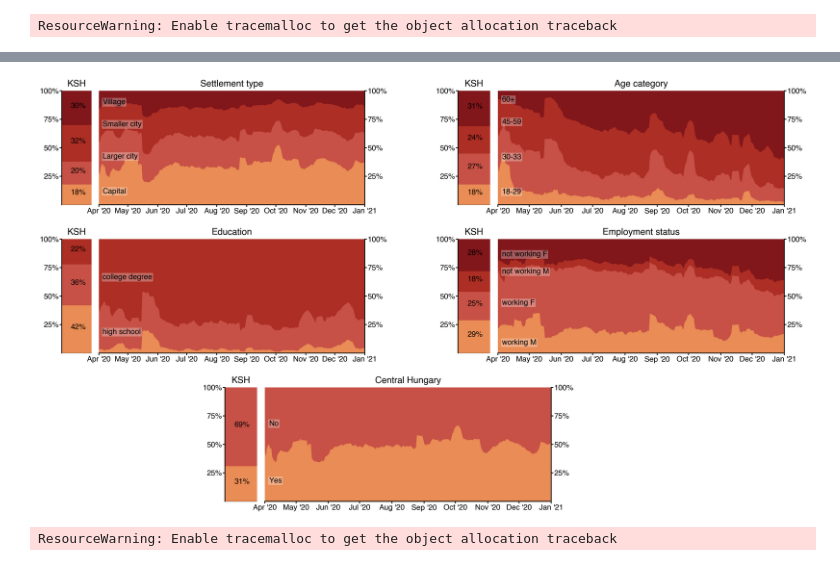
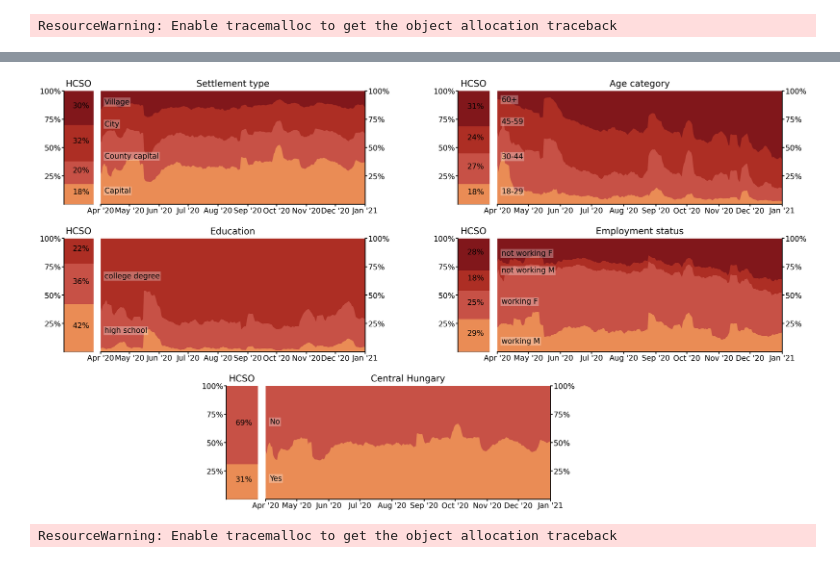
Before and after one commit to zsvizi/r-eff-social-contact-surveys-covid-19-hungary, a Jupyter notebook: manuscript_figures.ipynb, the cells around one changed output, grey strips where cells are left out. Cells and saved outputs as stored; diff of their text form; code cells hidden in the pictures.

Commit message:
Corrected labels on population composition plot.

```diff
--- a/manuscript_figures.ipynb
+++ b/manuscript_figures.ipynb
@@ -686,7 +686,7 @@ col_labels = {
 col_elements = {
     "age_group6": {
         '1.0':'18-29',
-        '2.0':'30-33',
+        '2.0':'30-44',
         '3.0':'45-59',
         '4.0':'60+'
     },
@@ -698,8 +698,8 @@ col_elements = {
     },
     "settlement_category":{
         '1-Budapest':'Capital',
-        '2-megye jogu varos':'Larger city',
-        '3-varos':'Smaller city',
+        '2-megye jogu varos':'County capital',
+        '3-varos':'City',
         '4-kozseg':'Village'
     },
     "education3":{
@@ -810,7 +810,7 @@ for i,col in enumerate(["settlement_category", "age_group6", "education3", "work
     ax[i].set_ylim(0,1)
     ax[i].set_xlim(0,1)
     ax[i].xaxis.set_visible(False)
-    ax[i].set_title("KSH",pad=20)
+    ax[i].set_title("HCSO",pad=20)
     ax[i].tick_params(axis="y",length=10,width=4)
     ax[i].spines["top"].set_linewidth(0)
     ax[i].spines["right"].set_linewidth(0)
@@ -826,4 +832,4 @@ ResourceWarning: Enable tracemalloc to get the object allocation traceback
-[figure, old version]
+[figure, new version]
 # %%
 col_labels = {
     "age_group6":"Kor",
```
Also changed, not shown: parts of 1 cell of this notebook.
